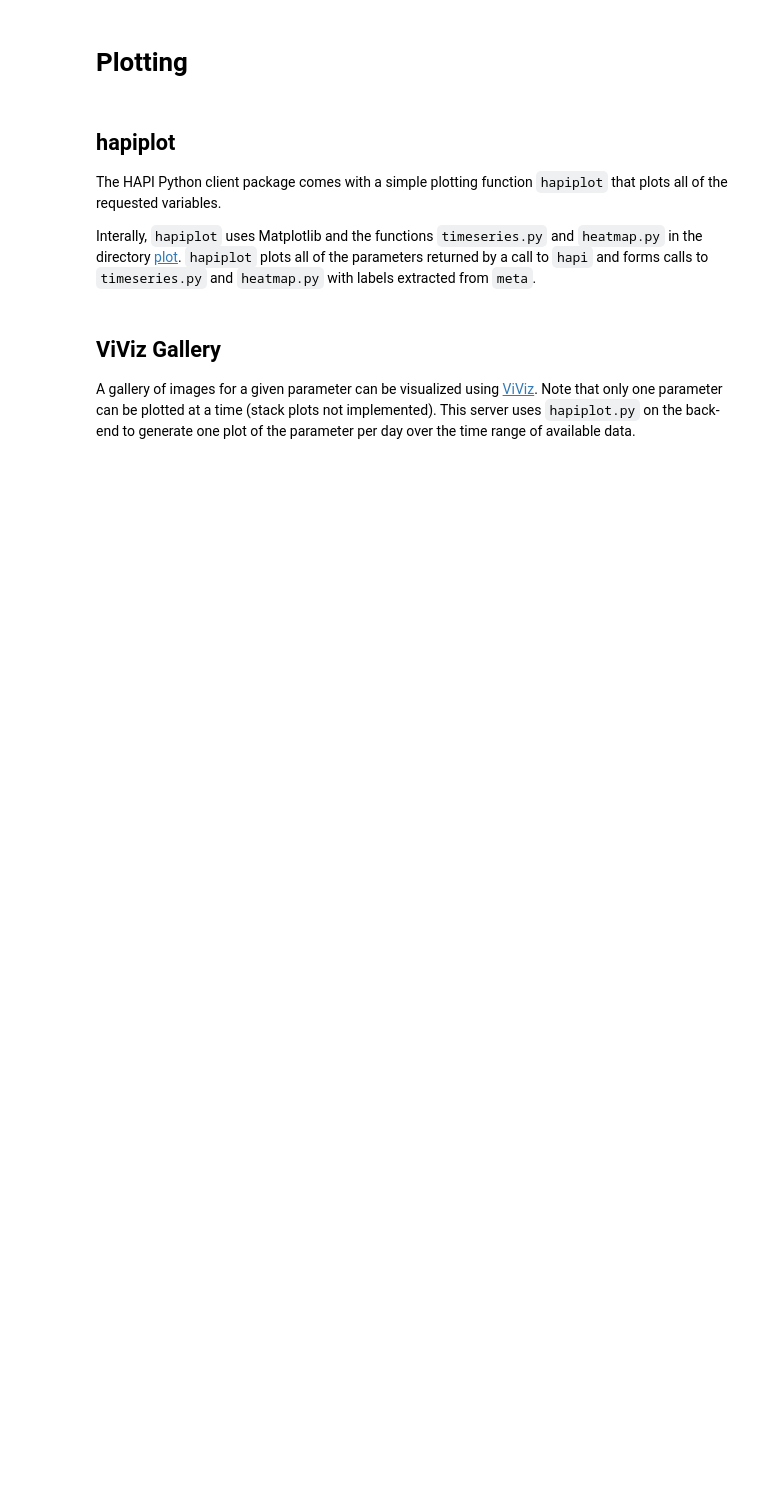
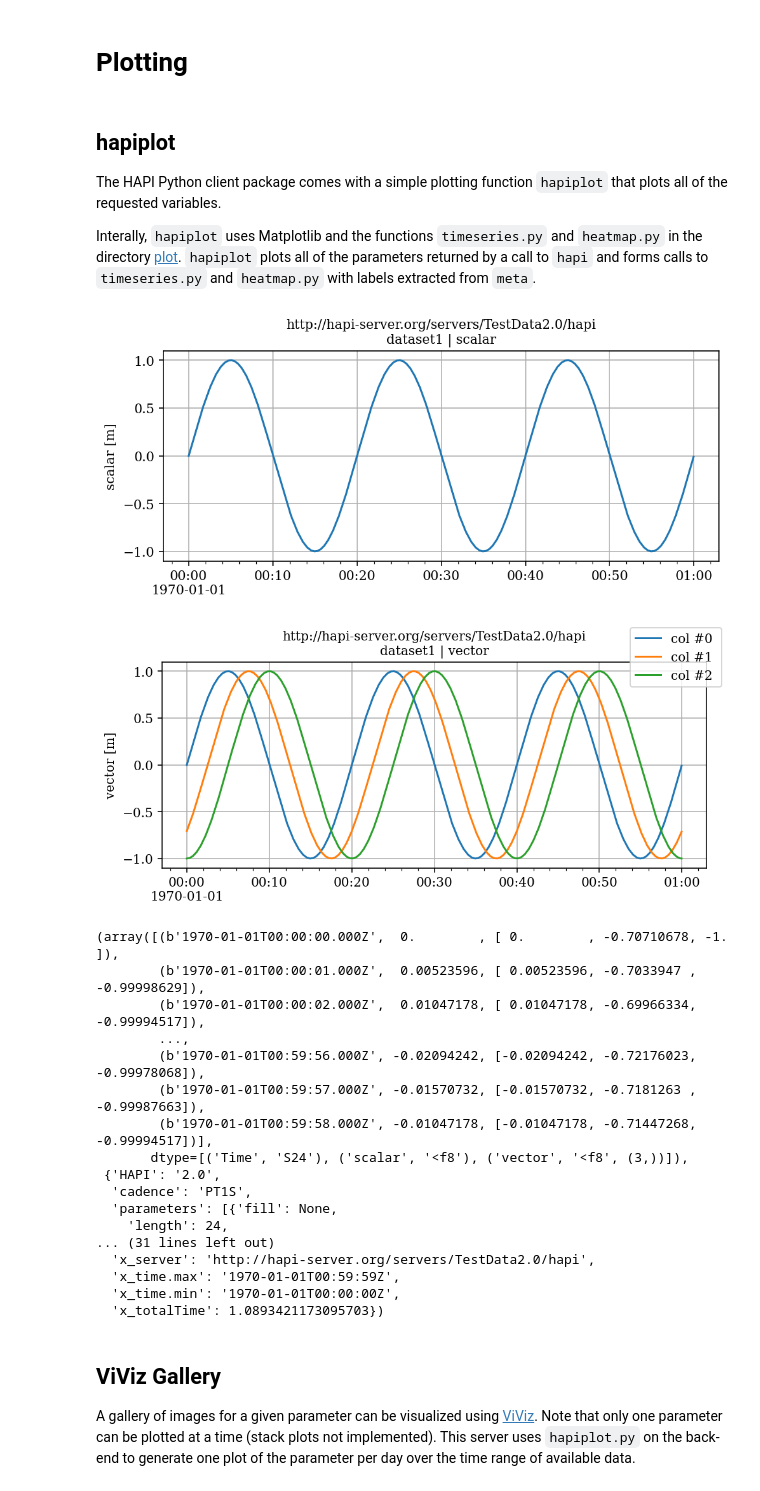
Before and after one commit to hapi-server/client-python-notebooks, a Jupyter notebook: hapi_demo.ipynb, the cells around one changed output. Drawn from its saved outputs; the diff is of its cells as text; code cells hidden in the pictures; blank space fills up the shorter version.

Commit message:
update TestData urls

```diff
--- a/hapi_demo.ipynb
+++ b/hapi_demo.ipynb
@@ -559,21 +627,41 @@ The HAPI Python client package comes with a simple plotting function `hapiplot`
 Interally, `hapiplot` uses Matplotlib and the functions `timeseries.py` and  `heatmap.py` in the directory [plot](https://github.com/hapi-server/client-python/tree/master/hapiclient/plot). `hapiplot` plots all of the parameters returned by a call to `hapi` and forms calls to `timeseries.py` and  `heatmap.py` with labels extracted from `meta`.
 # %%
 # Get data for use below
-from hapiclient import hapiplot
+from hapiplot import hapiplot
 
-server     = 'http://hapi-server.org/servers/TestData/hapi'
+server     = 'http://hapi-server.org/servers/TestData2.0/hapi'
 dataset    = 'dataset1'
 parameters = 'scalar,vector'
 start      = '1970-01-01T00:00:00'
 stop       = '1970-01-01T00:59:59'
 
 hapiplot(server, dataset, parameters, start, stop)
 
 # or, get data and pass to hapiplot():
 #
 # from hapiclient.hapi import hapi
 # data,meta = hapi(server,dataset,parameters,start,stop)
 # hapiplot(data, meta)
+# %% [output]
+[figure, added]
+[figure, added]
+(array([(b'1970-01-01T00:00:00.000Z',  0.        , [ 0.        , -0.70710678, -1.        ]),
+        (b'1970-01-01T00:00:01.000Z',  0.00523596, [ 0.00523596, -0.7033947 , -0.99998629]),
+        (b'1970-01-01T00:00:02.000Z',  0.01047178, [ 0.01047178, -0.69966334, -0.99994517]),
+        ...,
+        (b'1970-01-01T00:59:56.000Z', -0.02094242, [-0.02094242, -0.72176023, -0.99978068]),
+        (b'1970-01-01T00:59:57.000Z', -0.01570732, [-0.01570732, -0.7181263 , -0.99987663]),
+        (b'1970-01-01T00:59:58.000Z', -0.01047178, [-0.01047178, -0.71447268, -0.99994517])],
+       dtype=[('Time', 'S24'), ('scalar', '<f8'), ('vector', '<f8', (3,))]),
+ {'HAPI': '2.0',
+  'cadence': 'PT1S',
+  'parameters': [{'fill': None,
+    'length': 24,
+... (31 lines left out)
+  'x_server': 'http://hapi-server.org/servers/TestData2.0/hapi',
+  'x_time.max': '1970-01-01T00:59:59Z',
+  'x_time.min': '1970-01-01T00:00:00Z',
+  'x_totalTime': 1.0893421173095703})
 # %% [markdown]
 ## ViViz Gallery
 
```
Also changed, not shown: parts of 27 cells of this notebook, 1 other file.
